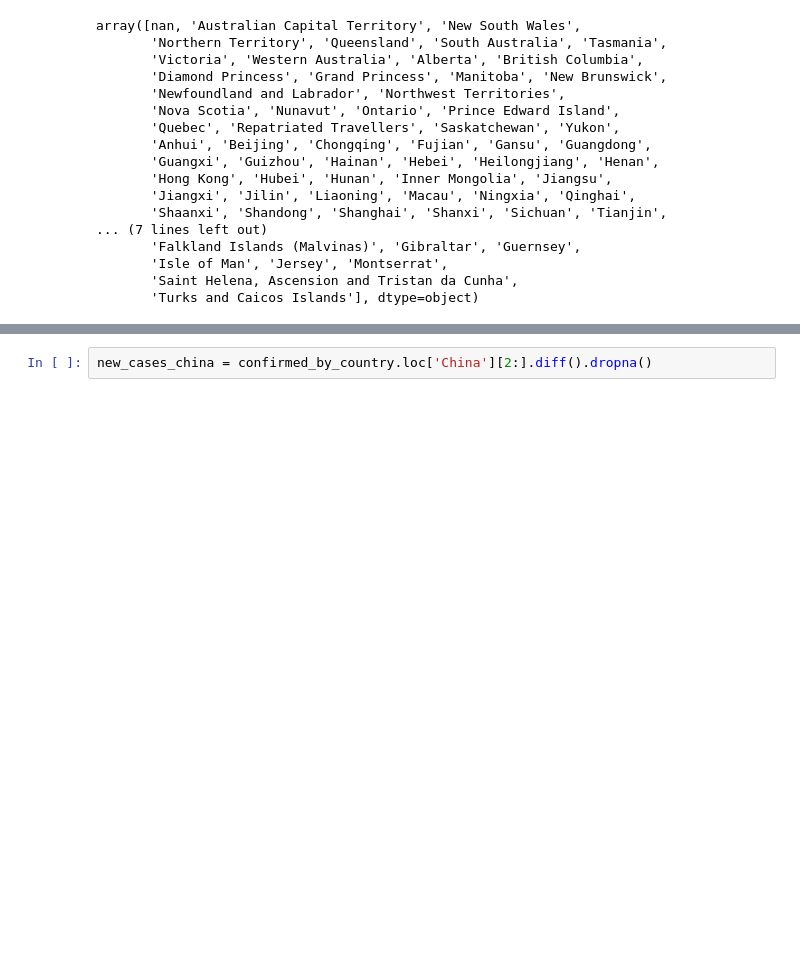
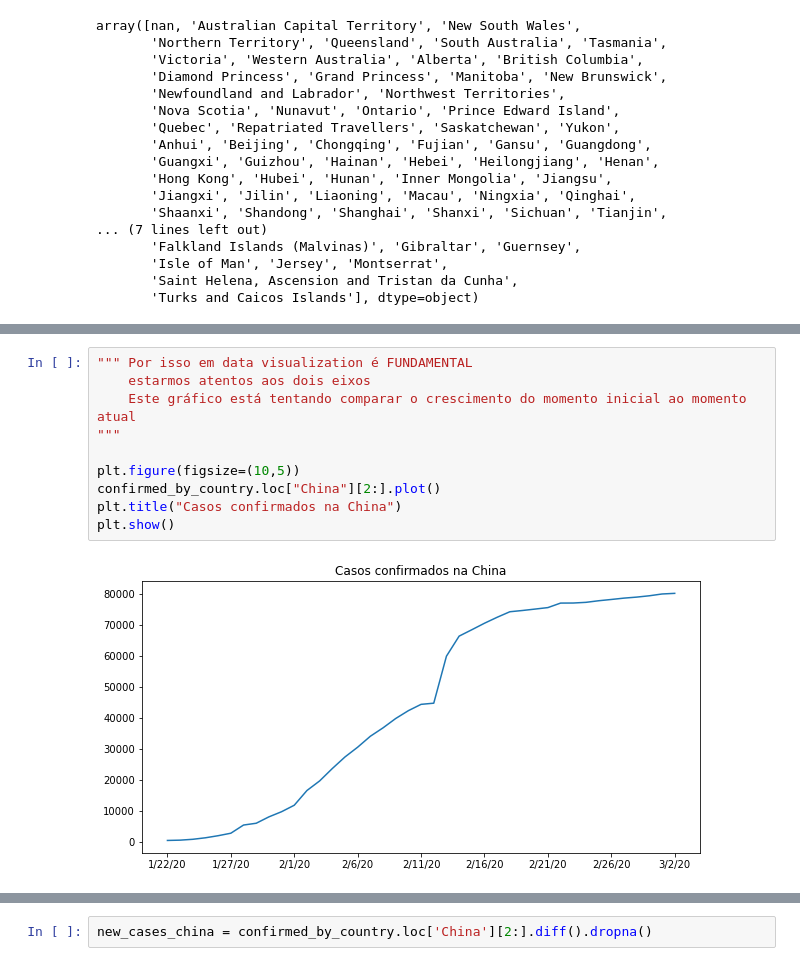
Before and after one commit to yorinori/Alura, a Jupyter notebook: Data_Science-analises_para_saude_e_medicina/Data_Science_e_Saude.ipynb, the cells around one changed output, grey strips where cells are left out. Drawn from its saved outputs; the diff is of its cells as text; blank space fills up the shorter version.

```diff
--- a/Data_Science-analises_para_saude_e_medicina/Data_Science_e_Saude.ipynb
+++ b/Data_Science-analises_para_saude_e_medicina/Data_Science_e_Saude.ipynb
@@ -266,0 +350,12 @@ plt.show()
+# %%
+""" Por isso em data visualization é FUNDAMENTAL
+    estarmos atentos aos dois eixos
+    Este gráfico está tentando comparar o crescimento do momento inicial ao momento atual
+"""
+
+plt.figure(figsize=(10,5))
+confirmed_by_country.loc["China"][2:].plot()
+plt.title("Casos confirmados na China")
+plt.show()
+# %% [output]
+[figure, added]
```
Also changed, not shown: parts of 26 cells of this notebook.
